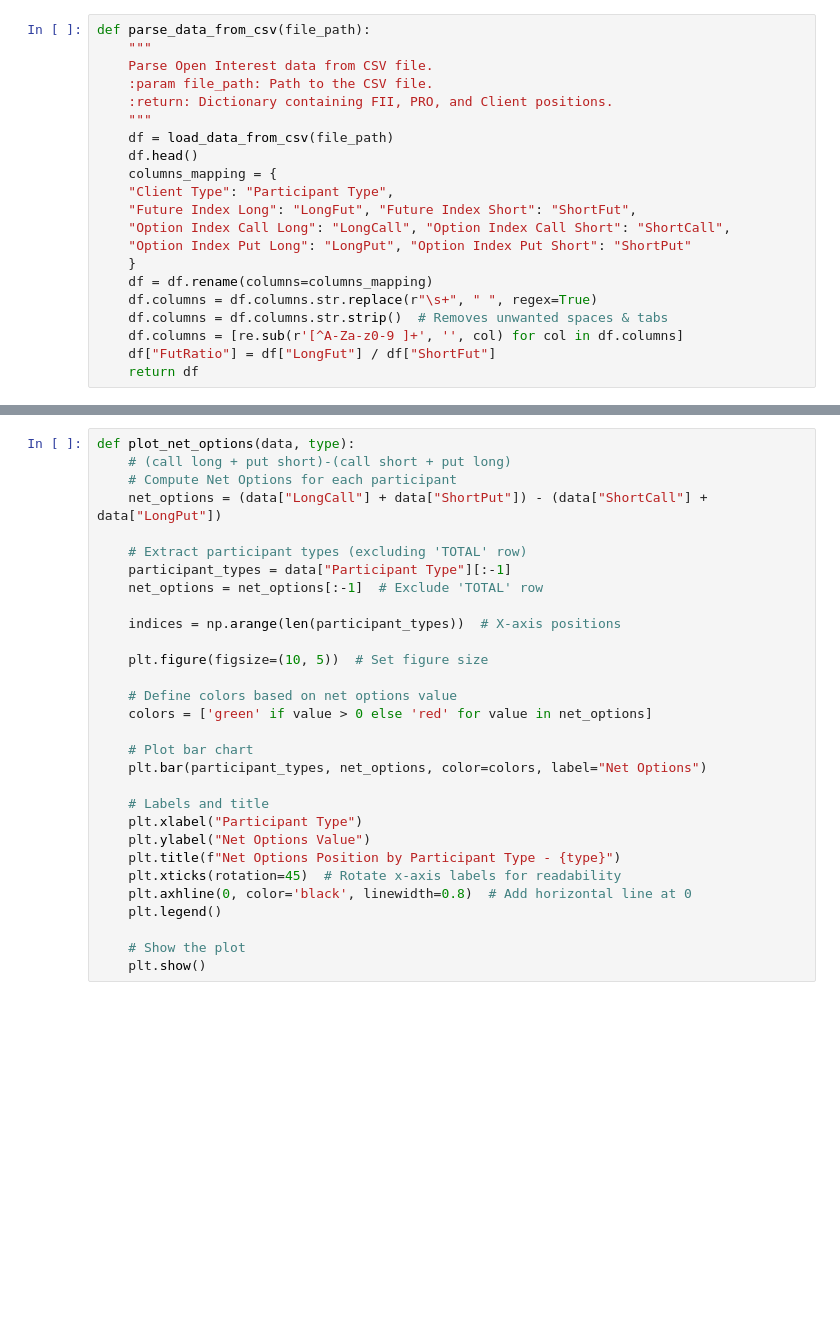
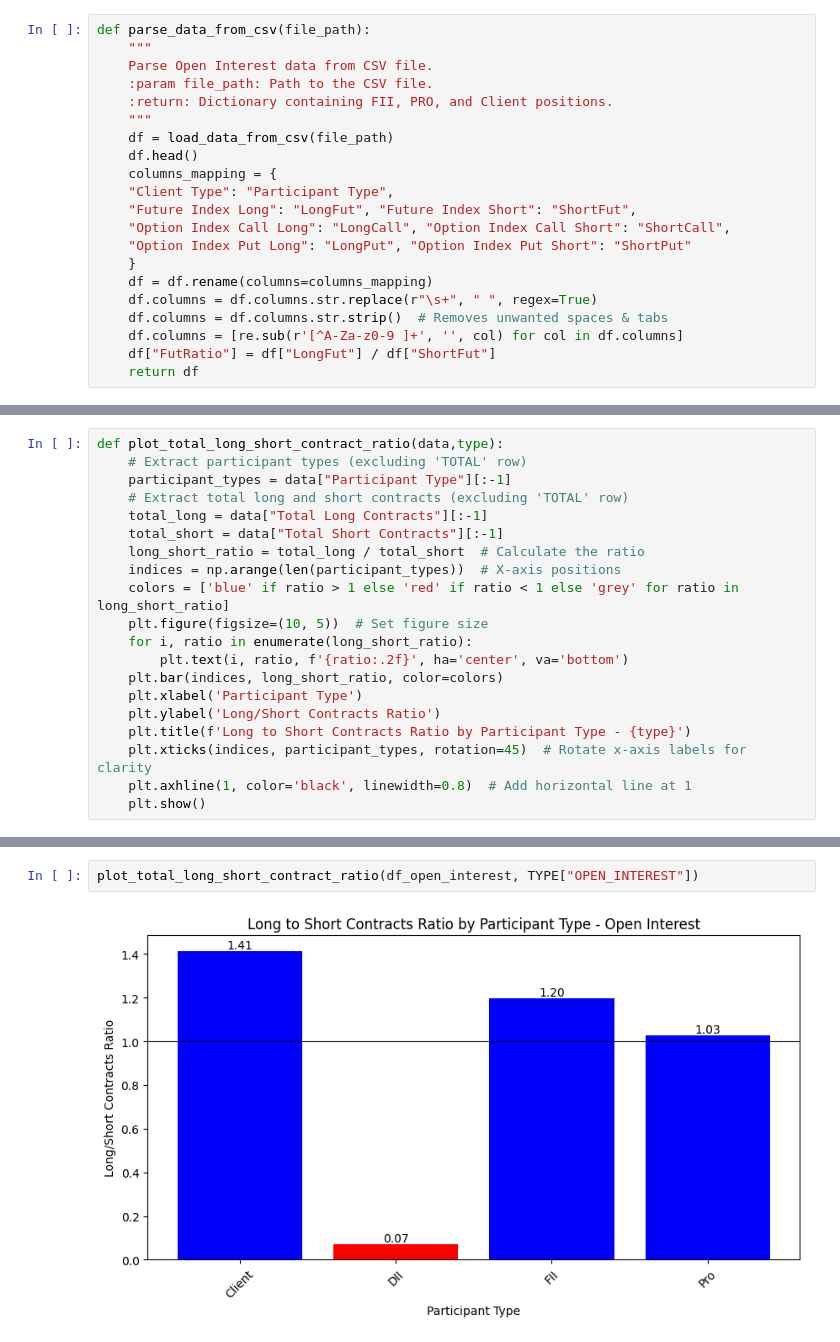
Before and after one commit to prithivirajmurugan/trading-analysis, a Jupyter notebook: open-interest-analysis.ipynb, the cells around one changed output, grey strips where cells are left out. Cells and saved outputs as stored; diff of their text form; blank space fills up the shorter version.

```diff
--- a/open-interest-analysis.ipynb
+++ b/open-interest-analysis.ipynb
@@ -43,0 +96,20 @@ def parse_data_from_csv(file_path):
+# %%
+def plot_total_long_short_contract_ratio(data,type):
+    # Extract participant types (excluding 'TOTAL' row)
+    participant_types = data["Participant Type"][:-1]
+    # Extract total long and short contracts (excluding 'TOTAL' row)
+    total_long = data["Total Long Contracts"][:-1]
+    total_short = data["Total Short Contracts"][:-1]
+    long_short_ratio = total_long / total_short  # Calculate the ratio
+    indices = np.arange(len(participant_types))  # X-axis positions
+    colors = ['blue' if ratio > 1 else 'red' if ratio < 1 else 'grey' for ratio in long_short_ratio]
+    plt.figure(figsize=(10, 5))  # Set figure size
+    for i, ratio in enumerate(long_short_ratio):
+        plt.text(i, ratio, f'{ratio:.2f}', ha='center', va='bottom')
+    plt.bar(indices, long_short_ratio, color=colors)
+    plt.xlabel('Participant Type')
+    plt.ylabel('Long/Short Contracts Ratio')
+    plt.title(f'Long to Short Contracts Ratio by Participant Type - {type}')
+    plt.xticks(indices, participant_types, rotation=45)  # Rotate x-axis labels for clarity
+    plt.axhline(1, color='black', linewidth=0.8)  # Add horizontal line at 1
+    plt.show()
@@ -170,30 +260,4 @@ plot_total_contracts(df_trading_volume, TYPE["TRADING_VOLUME"])
-# %%
-def plot_net_options(data, type):
-    # (call long + put short)-(call short + put long)
-    # Compute Net Options for each participant
-    net_options = (data["LongCall"] + data["ShortPut"]) - (data["ShortCall"] + data["LongPut"])
-
-    # Extract participant types (excluding 'TOTAL' row)
-    participant_types = data["Participant Type"][:-1]
-    net_options = net_options[:-1]  # Exclude 'TOTAL' row
-
-    indices = np.arange(len(participant_types))  # X-axis positions
-
-    plt.figure(figsize=(10, 5))  # Set figure size
-
-    # Define colors based on net options value
-    colors = ['green' if value > 0 else 'red' for value in net_options]
-
-    # Plot bar chart
-    plt.bar(participant_types, net_options, color=colors, label="Net Options")
-
-    # Labels and title
-    plt.xlabel("Participant Type")
-    plt.ylabel("Net Options Value")
-    plt.title(f"Net Options Position by Participant Type - {type}")
-    plt.xticks(rotation=45)  # Rotate x-axis labels for readability
-    plt.axhline(0, color='black', linewidth=0.8)  # Add horizontal line at 0
-    plt.legend()
-
-    # Show the plot
-    plt.show()
+# %%
+plot_total_long_short_contract_ratio(df_open_interest, TYPE["OPEN_INTEREST"])
+# %% [output]
+[figure, added]
```
Also changed, not shown: parts of 30 cells of this notebook.
